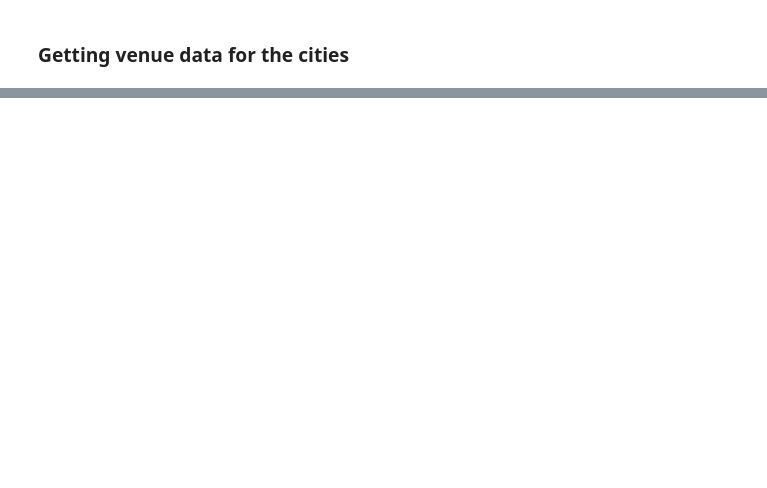
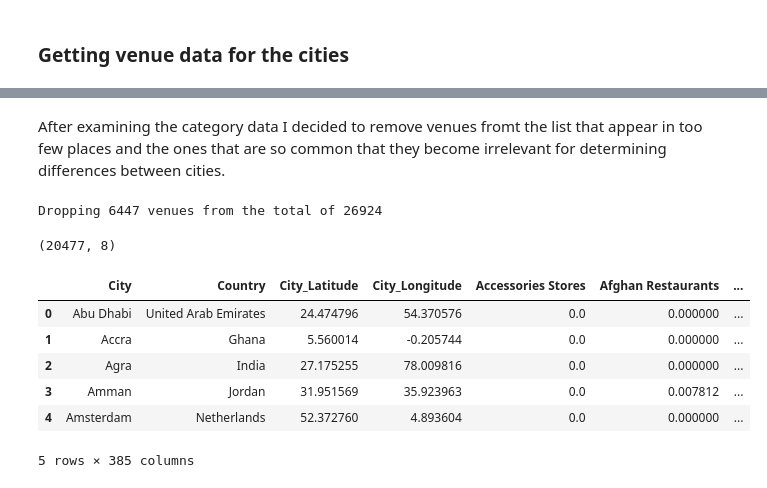
Before and after one commit to dudasaron/Applied-Data-Science---Capstone-Project, a Jupyter notebook: Clustering destinations.ipynb, the cells around one changed output, grey strips where cells are left out. Saved outputs shown, nothing was run; the diff lists cells and outputs as text; code cells hidden in the pictures; blank space fills up the shorter version.

```diff
--- a/Clustering destinations.ipynb
+++ b/Clustering destinations.ipynb
@@ -229,0 +293,25 @@ venues_with_cities.groupby('City').count()
+# %% [markdown]
+After examining the category data I decided to remove venues fromt the list that appear in too few places and the ones that are so common that they become irrelevant for determining differences between cities.
+# %%
+drop_indexes = []
+for i, row in venues_with_cities.iterrows():
+    if row.City in cities_to_drop or row.Category in categories_to_drop:
+        drop_indexes.append(i)
+
+print("Dropping {} venues from the total of {}".format(len(drop_indexes), venues_with_cities.shape[0]))
+venues_with_cities_filtered  = venues_with_cities.drop(drop_indexes)
+venues_with_cities_filtered.shape
+# %% [output]
+Dropping 6447 venues from the total of 26924
+(20477, 8)
+# %%
+cities_aggregated = pd.get_dummies(venues_with_cities_filtered[['City', 'Country', 'City_Latitude', 'City_Longitude', 'Category']], columns=['Category'], prefix='', prefix_sep='').groupby(['City', 'Country', 'City_Latitude', 'City_Longitude']).mean().reset_index()
+cities_aggregated.head()
+# %% [output]
+|  | City | Country | City_Latitude | City_Longitude | Accessories Stores | Afghan Restaurants | ... |
+| 0 | Abu Dhabi | United Arab Emirates | 24.474796 | 54.370576 | 0.0 | 0.000000 | ... |
+| 1 | Accra | Ghana | 5.560014 | -0.205744 | 0.0 | 0.000000 | ... |
+| 2 | Agra | India | 27.175255 | 78.009816 | 0.0 | 0.000000 | ... |
+| 3 | Amman | Jordan | 31.951569 | 35.923963 | 0.0 | 0.007812 | ... |
+| 4 | Amsterdam | Netherlands | 52.372760 | 4.893604 | 0.0 | 0.000000 | ... |
+5 rows × 385 columns
```
Also changed, not shown: parts of 20 cells of this notebook.
